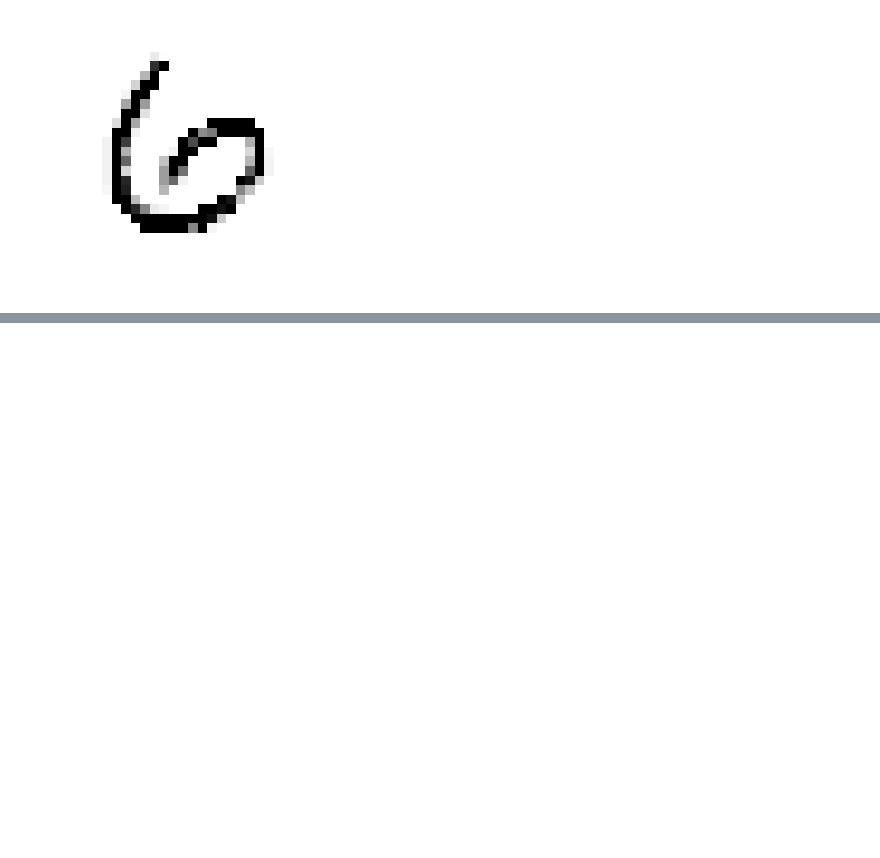
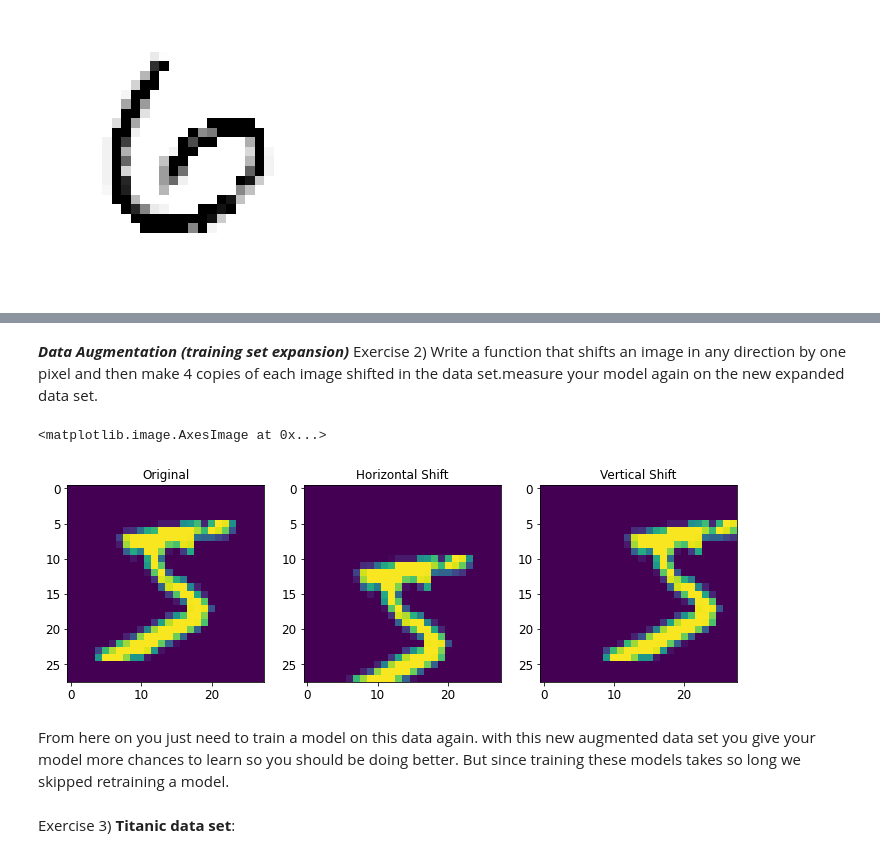
Before and after one commit to AmiraliSajadi/handson-ml2-code-note, a Jupyter notebook: 3_classification.ipynb, the cells around one changed output, grey strips where cells are left out. Drawn from its saved outputs; the diff is of its cells as text; code cells hidden in the pictures; blank space fills up the shorter version.

Commit message:
Added titanic exercise

```diff
--- a/3_classification.ipynb
+++ b/3_classification.ipynb
@@ -631,0 +637,13 @@ Saving figure cleaned_digit_example_plot
+# %%
+from sklearn.neighbors import KNeighborsClassifier
+from sklearn.model_selection import GridSearchCV
+
+param_grid = [
+              {'weights': ["uniform", "distance"], 'n_neighbors': [3, 4, 5, 10]}
+]
+
+knn_tuned_clf = KNeighborsClassifier()
+
+grid_search = GridSearchCV(knn_tuned_clf, param_grid, cv=3,
+                           scoring="accuracy", return_train_score=True)
+grid_search.fit(X_train, y_train)
@@ -631,0 +659,3 @@ Saving figure cleaned_digit_example_plot
+# %% [markdown]
+***Data Augmentation (training set expansion)***
+Exercise 2) Write a function that shifts an image in any direction by one pixel and then make 4 copies of each image shifted in the data set.measure your model again on the new expanded data set.
@@ -631,0 +666,25 @@ Saving figure cleaned_digit_example_plot
+# %%
+def shift_image(image, v, h):
+  """
+  Take in an array for image convert it into 28x28 and shift it by v and h and
+  convert it back to a 1D array and return
+  """
+
+  image = image.reshape((28, 28))
+  # the default for mode is constant itself. It fills the empty edges with cval
+  shifted_image = shift(image, [v, h], cval=0, mode="constant")
+  return shifted_image.reshape([-1])
+# %%
+plt.figure(figsize=(12, 8))
+plt.subplot(131)
+plt.title("Original")
+plt.imshow(X_train[0].reshape(28, 28))
+plt.subplot(132)
+plt.title("Horizontal Shift")
+plt.imshow(shift_image(X_train[0], 5, 0).reshape(28, 28))
+plt.subplot(133)
+plt.title("Vertical Shift")
+plt.imshow(shift_image(X_train[0], 0, 5).reshape(28, 28))
+# %% [output]
+<matplotlib.image.AxesImage at 0x...>
+[figure, added]
@@ -631,0 +711,4 @@ Saving figure cleaned_digit_example_plot
+# %% [markdown]
+From here on you just need to train a model on this data again. with this new augmented data set you give your model more chances to learn so you should be doing better. But since training these models takes so long we skipped retraining a model.
+# %% [markdown]
+Exercise 3) **Titanic data set**:
```
Also changed, not shown: parts of 37 cells of this notebook.
